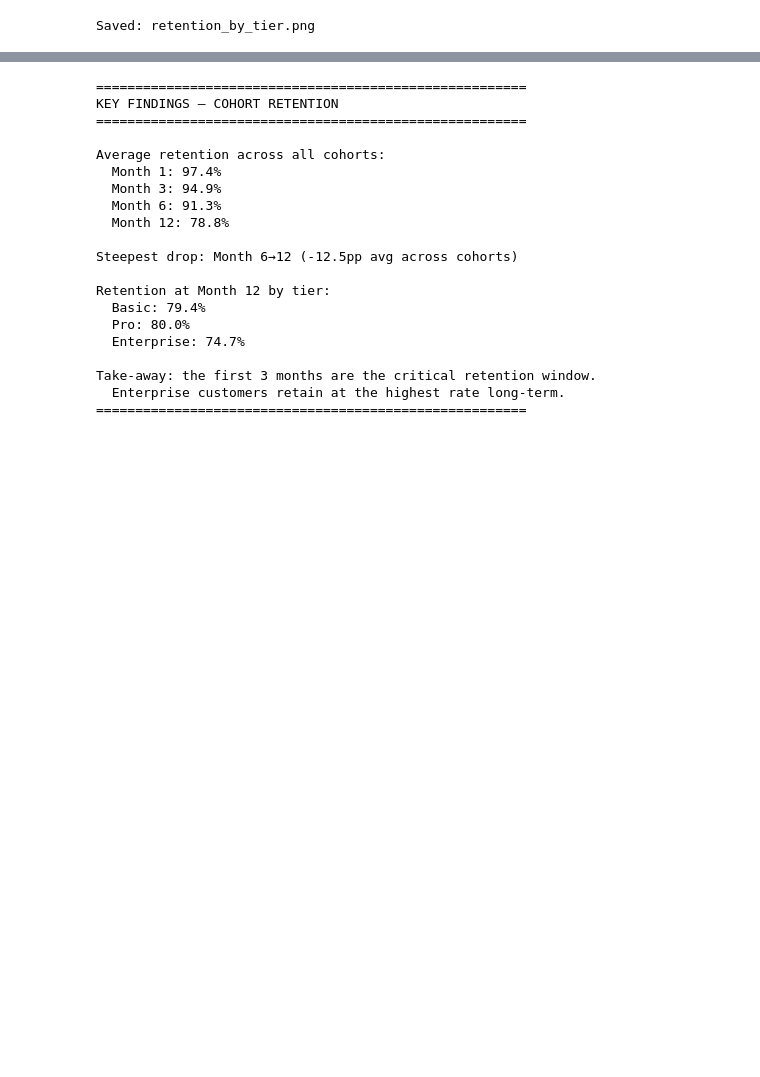
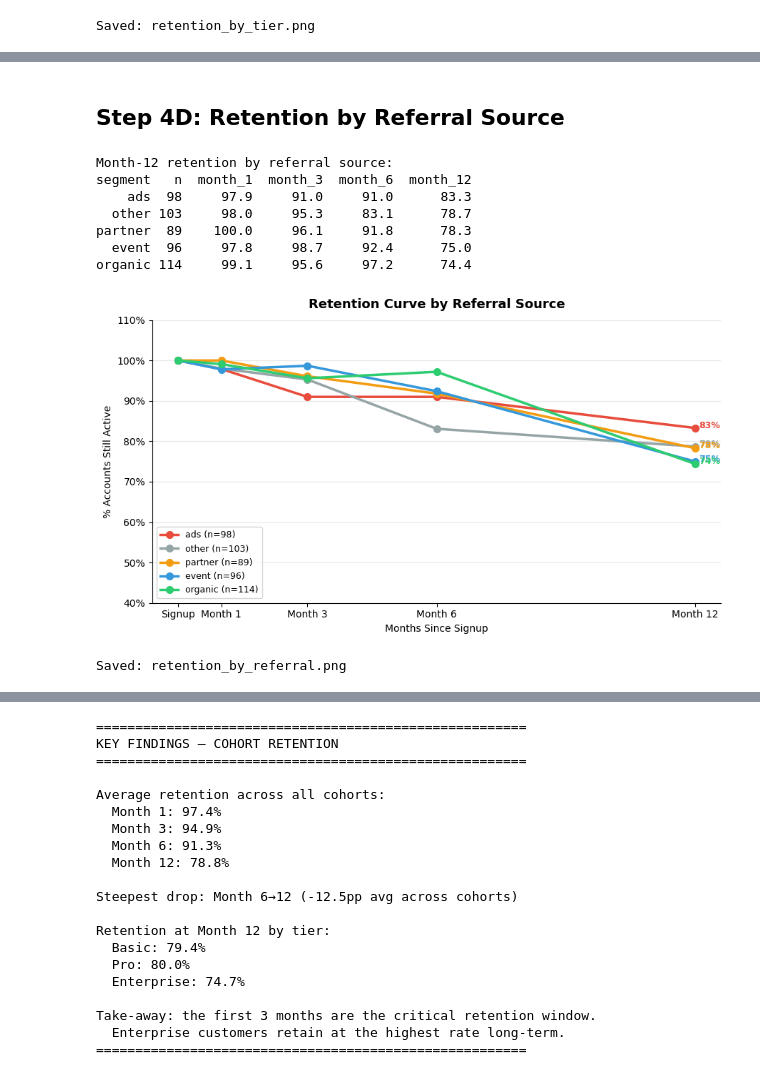
Before and after one commit to chi-n-nguyen/saas-growth-retention-analysis, a Jupyter notebook: notebooks/01_cohort_retention.ipynb, the cells around one changed output, grey strips where cells are left out. Drawn from its saved outputs; the diff is of its cells as text; code cells hidden in the pictures; blank space fills up the shorter version.

```diff
--- a/notebooks/01_cohort_retention.ipynb
+++ b/notebooks/01_cohort_retention.ipynb
@@ -286,0 +360,74 @@ Saved: retention_by_tier.png
+# %% [markdown]
+## Step 4D: Retention by Referral Source
+# %%
+REFERRAL_COLORS = {
+    'ads':     '#e74c3c',
+    'partner': '#f39c12',
+    'other':   '#95a5a6',
+    'event':   '#3498db',
+    'organic': '#2ecc71',
+}
+
+referral_rows = []
+for source in df['referral_source'].dropna().unique():
+    grp = df[df['referral_source'] == source]
+    row = {'segment': source, 'n': len(grp), 'month_0': 100.0}
+    for m in [1, 3, 6, 12]:
+        eligible = grp[grp['signup_date'] + pd.DateOffset(months=m) <= ANALYSIS_DATE]
+        if len(eligible) == 0:
+            row[f'month_{m}'] = np.nan
+        else:
+            cp = eligible['signup_date'] + pd.DateOffset(months=m)
+            active = (eligible['last_active'].values > cp.values).sum()
+            row[f'month_{m}'] = round(active / len(eligible) * 100, 1)
+    referral_rows.append(row)
+
+referral_retention = (
+    pd.DataFrame(referral_rows)
+    .sort_values('month_12', ascending=False, na_position='last')
+)
+
+print('Month-12 retention by referral source:')
+print(referral_retention[['segment', 'n', 'month_1', 'month_3', 'month_6', 'month_12']].to_string(index=False))
+
+fig, ax = plt.subplots(figsize=(9, 5))
+
+for _, r in referral_retention.iterrows():
+    color = REFERRAL_COLORS.get(r['segment'], '#999')
+    y_vals = [r[f'month_{m}'] for m in CHECKPOINTS_ALL]
+    x_plot = [m for m, y in zip(CHECKPOINTS_ALL, y_vals) if not np.isnan(y)]
+    y_plot = [y for y in y_vals if not np.isnan(y)]
+
+    ax.plot(x_plot, y_plot, marker='o', linewidth=2.5, markersize=7,
+            color=color, label=f"{r['segment']} (n={r['n']})")
+
+    if len(y_plot) > 0:
+        ax.annotate(f"{y_plot[-1]:.0f}%",
+                    xy=(x_plot[-1], y_plot[-1]),
+                    xytext=(4, 0), textcoords='offset points',
+                    fontsize=9, color=color, fontweight='bold')
+
+ax.set_xticks([0, 1, 3, 6, 12])
+ax.set_xticklabels(['Signup', 'Month 1', 'Month 3', 'Month 6', 'Month 12'])
+ax.set_ylim(40, 110)
+ax.yaxis.set_major_formatter(mticker.PercentFormatter())
+ax.set_title('Retention Curve by Referral Source', fontsize=13, fontweight='bold', pad=12)
+ax.set_xlabel('Months Since Signup', fontsize=10)
+ax.set_ylabel('% Accounts Still Active', fontsize=10)
+ax.legend(fontsize=9, loc='lower left')
+ax.grid(axis='y', alpha=0.3)
+
+plt.tight_layout()
+plt.savefig('../outputs/retention_by_referral.png', dpi=150, bbox_inches='tight')
+plt.show()
+print('Saved: retention_by_referral.png')
+# %% [output]
+Month-12 retention by referral source:
+segment   n  month_1  month_3  month_6  month_12
+    ads  98     97.9     91.0     91.0      83.3
+  other 103     98.0     95.3     83.1      78.7
+partner  89    100.0     96.1     91.8      78.3
+  event  96     97.8     98.7     92.4      75.0
+organic 114     99.1     95.6     97.2      74.4
+[figure, added]
+Saved: retention_by_referral.png
```
Also changed, not shown: parts of 4 cells of this notebook, 3 other files.
